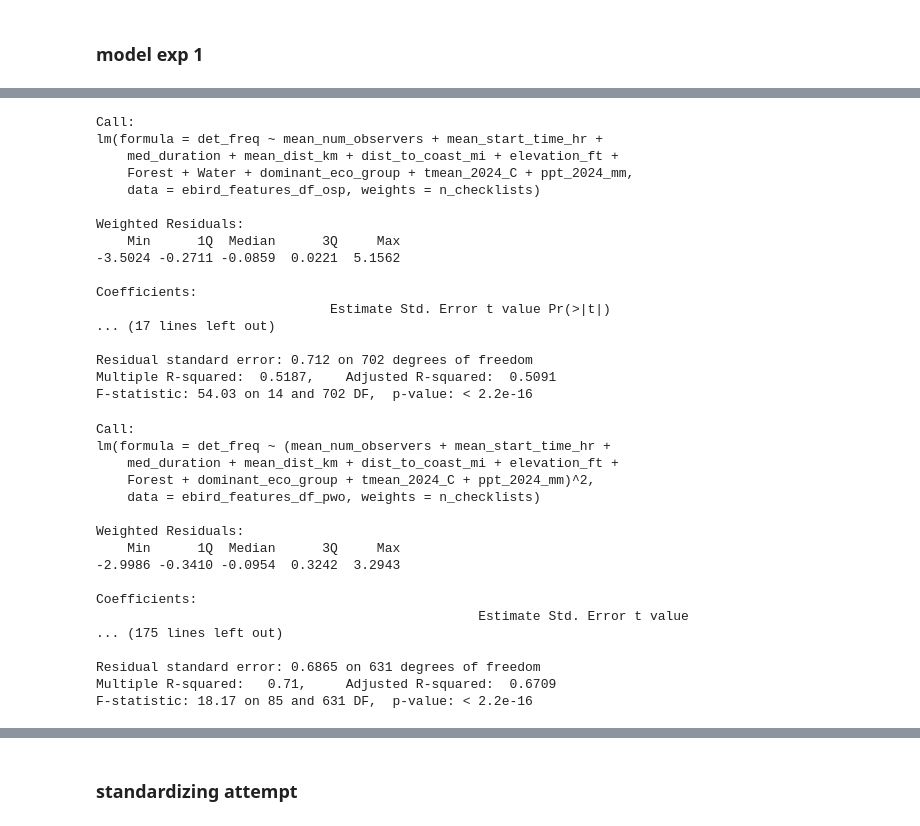
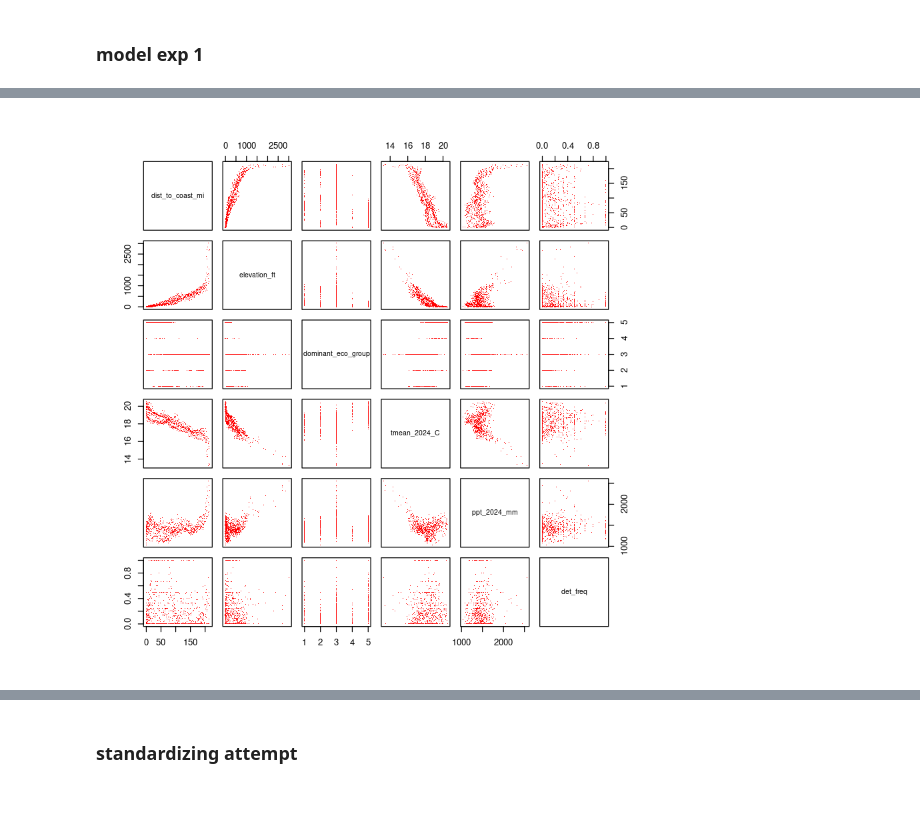
Before and after one commit to jbowen102/STAT_420_Final_Project, a Jupyter notebook: ebird_modeling.ipynb, the cells around one changed output, grey strips where cells are left out. Saved outputs shown, nothing was run; the diff lists cells and outputs as text; code cells hidden in the pictures; blank space fills up the shorter version.

Commit message:
Exploratory data analysis - digging farther into pileated woodpecker model.

```diff
--- a/ebird_modeling.ipynb
+++ b/ebird_modeling.ipynb
@@ -313,49 +329,9 @@ F-statistic: 53.44 on 13 and 703 DF,  p-value: < 2.2e-16
-# %%
-mod_add_osp = lm(det_freq ~ mean_num_observers + mean_start_time_hr + med_duration + mean_dist_km +
-                        dist_to_coast_mi + elevation_ft + Forest + Water + dominant_eco_group +
-                        tmean_2024_C + ppt_2024_mm,
-                data = ebird_features_df_osp, weight = n_checklists)
-
-summary(mod_add_osp)
-# %% [output]
-Call:
-lm(formula = det_freq ~ mean_num_observers + mean_start_time_hr +
-    med_duration + mean_dist_km + dist_to_coast_mi + elevation_ft +
-    Forest + Water + dominant_eco_group + tmean_2024_C + ppt_2024_mm,
-    data = ebird_features_df_osp, weights = n_checklists)
-
-Weighted Residuals:
-    Min      1Q  Median      3Q     Max
--3.5024 -0.2711 -0.0859  0.0221  5.1562
-
-Coefficients:
-                              Estimate Std. Error t value Pr(>|t|)
-... (17 lines left out)
-
-Residual standard error: 0.712 on 702 degrees of freedom
-Multiple R-squared:  0.5187,    Adjusted R-squared:  0.5091
-F-statistic: 54.03 on 14 and 702 DF,  p-value: < 2.2e-16
-# %%
-mod_int_pwo = lm(det_freq ~ (mean_num_observers + mean_start_time_hr + med_duration + mean_dist_km +
-                         dist_to_coast_mi + elevation_ft + Forest + dominant_eco_group +
-                         tmean_2024_C + ppt_2024_mm)^2,
-                data = ebird_features_df_pwo, weight = n_checklists)
-summary(mod_int_pwo)
-# %% [output]
-Call:
-lm(formula = det_freq ~ (mean_num_observers + mean_start_time_hr +
-    med_duration + mean_dist_km + dist_to_coast_mi + elevation_ft +
-    Forest + dominant_eco_group + tmean_2024_C + ppt_2024_mm)^2,
-    data = ebird_features_df_pwo, weights = n_checklists)
-
-Weighted Residuals:
-    Min      1Q  Median      3Q     Max
--2.9986 -0.3410 -0.0954  0.3242  3.2943
-
-Coefficients:
-                                                 Estimate Std. Error t value
-... (175 lines left out)
-
-Residual standard error: 0.6865 on 631 degrees of freedom
-Multiple R-squared:   0.71,     Adjusted R-squared:  0.6709
-F-statistic: 18.17 on 85 and 631 DF,  p-value: < 2.2e-16
+# %%
+# pairs(ebird_features_df_pwo[c("mean_num_observers", "mean_start_time_hr", "med_duration", "mean_dist_km",
+#         "dist_to_coast_mi", "elevation_ft", "Forest", "dominant_eco_group",
+#         "tmean_2024_C", "ppt_2024_mm", "det_freq")])
+pairs(ebird_features_df_pwo[c(
+        "dist_to_coast_mi", "elevation_ft", "dominant_eco_group",
+        "tmean_2024_C", "ppt_2024_mm", "det_freq")], pch = ".", col = "red")
+# %% [output]
+[figure, added]
```
Also changed, not shown: parts of 29 cells of this notebook, 1 other file.
